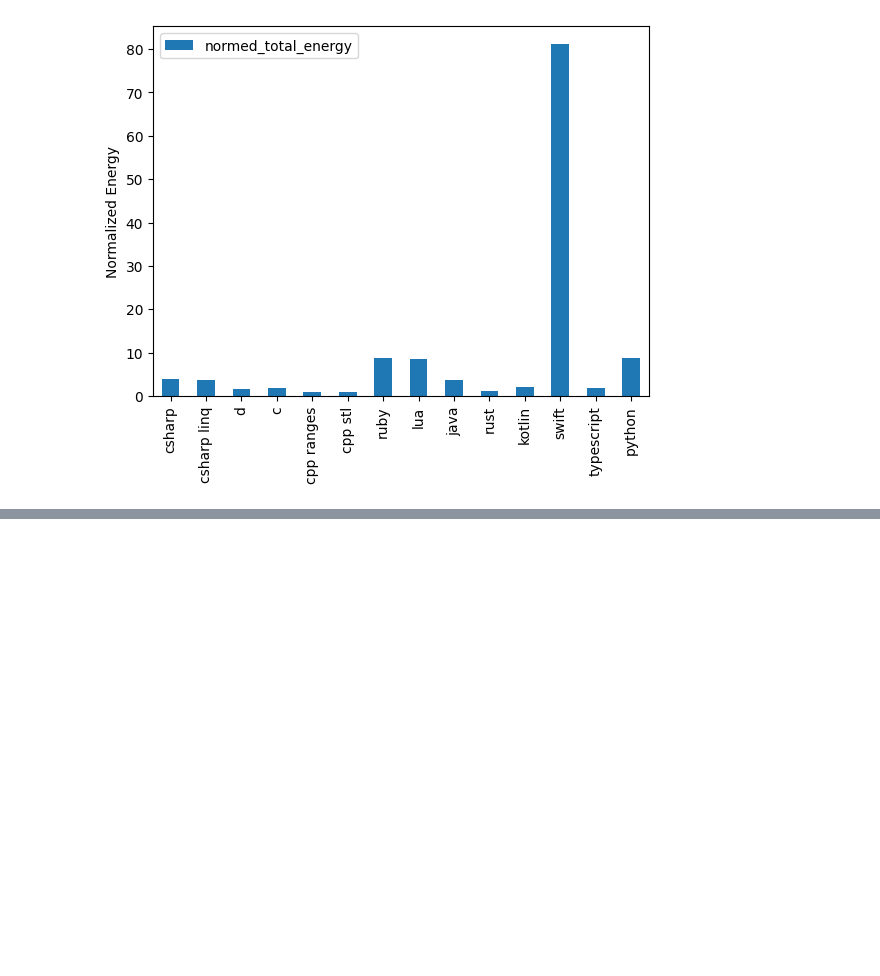
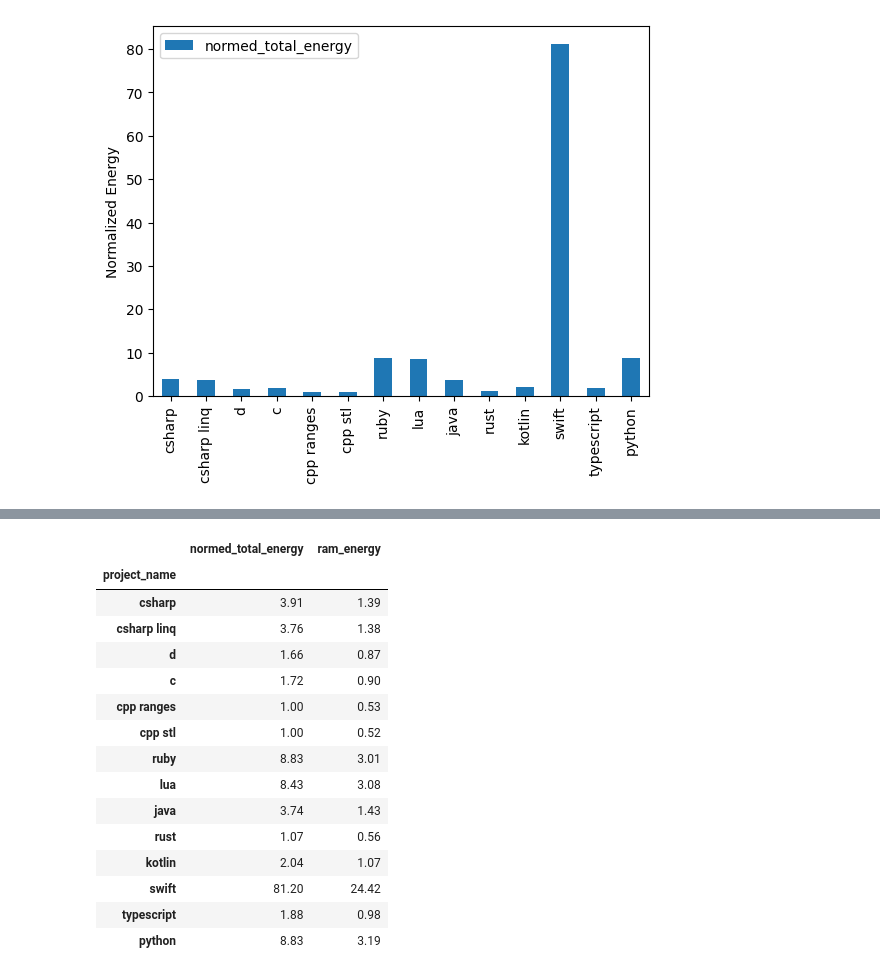
Before and after one commit to hniemeyer/green_programming, a Jupyter notebook: cpp_on_sea/adler32/analysis.ipynb, the cells around one changed output, grey strips where cells are left out. Saved outputs shown, nothing was run; the diff lists cells and outputs as text; code cells hidden in the pictures; blank space fills up the shorter version.

```diff
--- a/cpp_on_sea/adler32/analysis.ipynb
+++ b/cpp_on_sea/adler32/analysis.ipynb
@@ -139,0 +150,19 @@ plt.show()
+# %%
+df4.round(2)
+# %% [output]
+|  | normed_total_energy | ram_energy |
+| project_name |  |  |
+| csharp | 3.91 | 1.39 |
+| csharp linq | 3.76 | 1.38 |
+| d | 1.66 | 0.87 |
+| c | 1.72 | 0.90 |
+| cpp ranges | 1.00 | 0.53 |
+| cpp stl | 1.00 | 0.52 |
+| ruby | 8.83 | 3.01 |
+| lua | 8.43 | 3.08 |
+| java | 3.74 | 1.43 |
+| rust | 1.07 | 0.56 |
+| kotlin | 2.04 | 1.07 |
+| swift | 81.20 | 24.42 |
+| typescript | 1.88 | 0.98 |
+| python | 8.83 | 3.19 |
```
Also changed, not shown: parts of 4 cells of this notebook, 1 other file.
